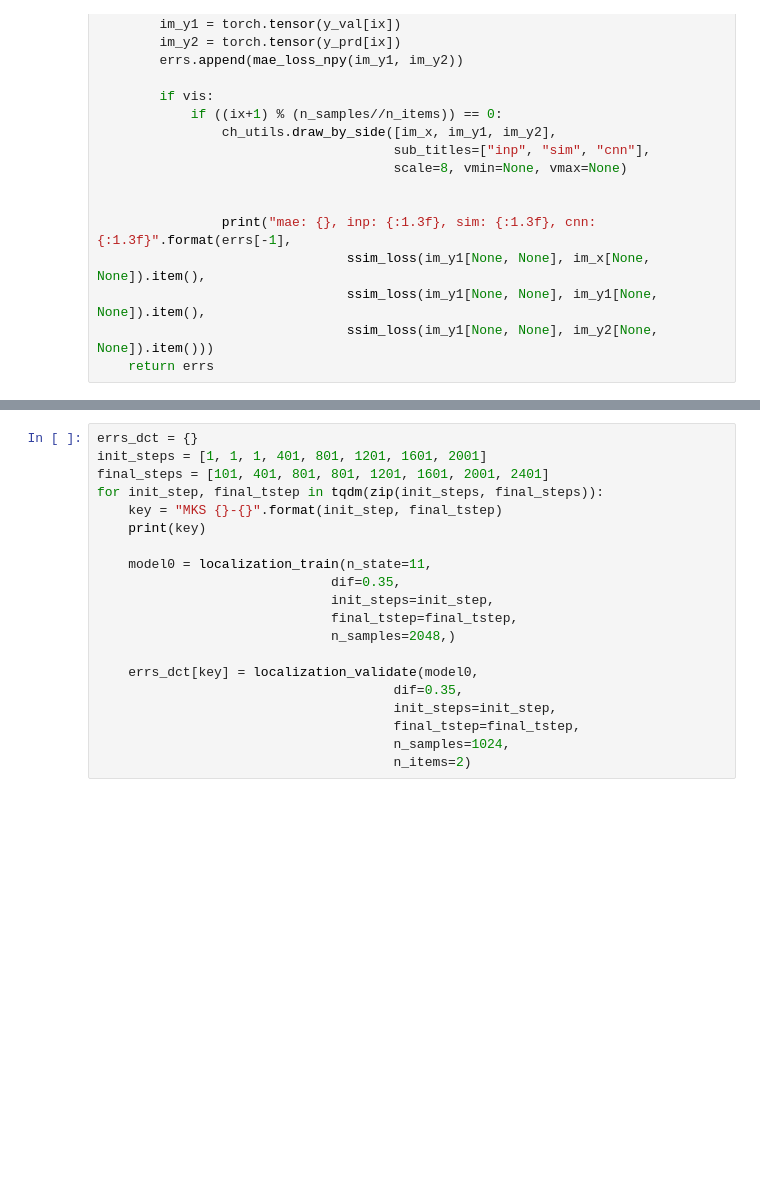
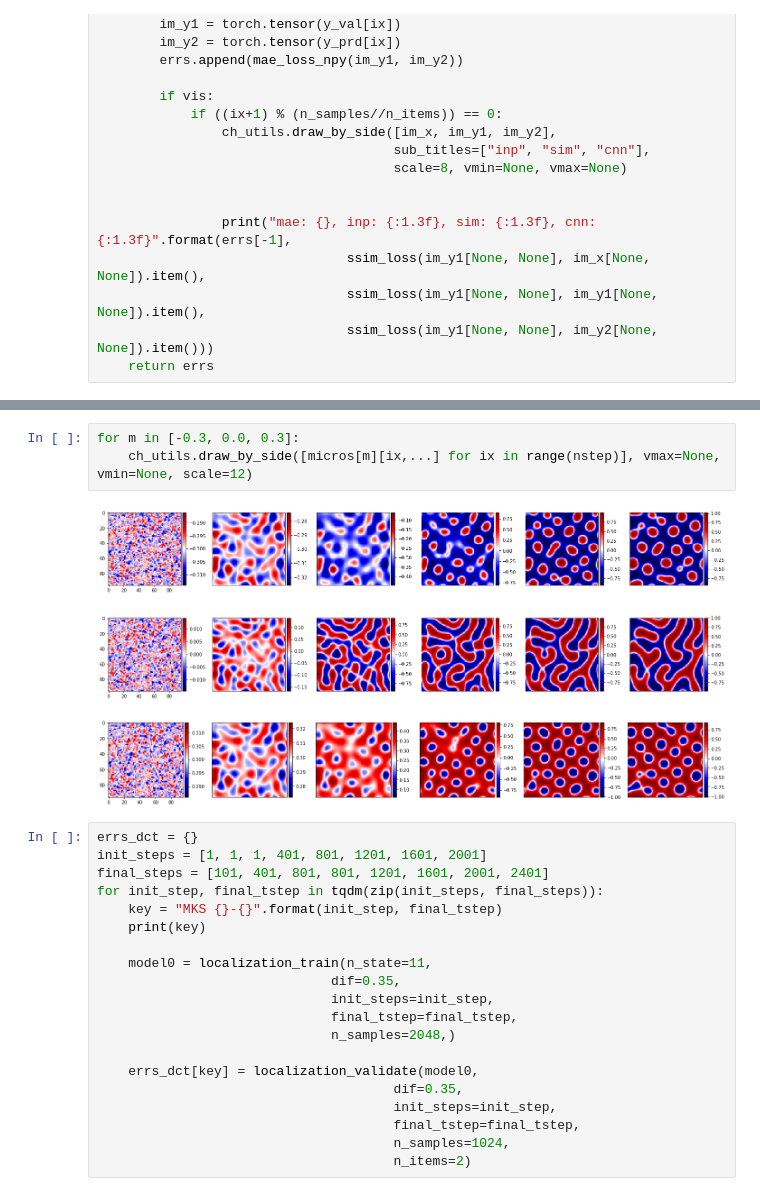
Before and after one commit to auag92/chnet, a Jupyter notebook: nbks-LinearMKS analysis.ipynb, the cells around one changed output, grey strips where cells are left out. Saved outputs shown, nothing was run; the diff lists cells and outputs as text; blank space fills up the shorter version.

```diff
--- a/nbks-LinearMKS analysis.ipynb
+++ b/nbks-LinearMKS analysis.ipynb
@@ -169,3 +172,10 @@ for i in range(20):
+# %%
+for m in [-0.3, 0.0, 0.3]:
+    ch_utils.draw_by_side([micros[m][ix,...] for ix in range(nstep)], vmax=None, vmin=None, scale=12)
+# %% [output]
+[figure, added]
+[figure, added]
+[figure, added]
 # %%
 errs_dct = {}
 init_steps = [1, 1, 1, 401, 801, 1201, 1601, 2001]
```
Also changed, not shown: parts of 2 cells of this notebook, 1 other file.
